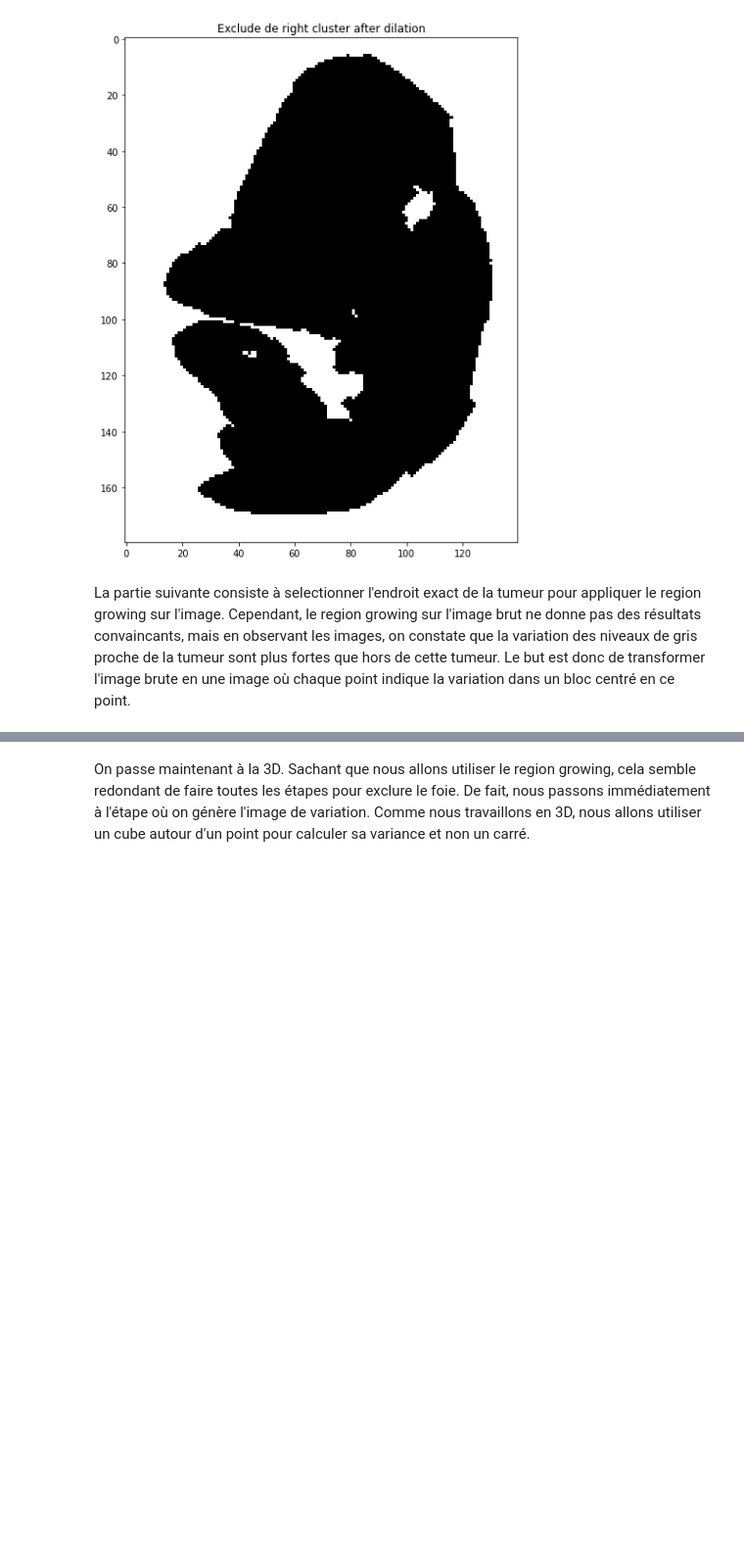
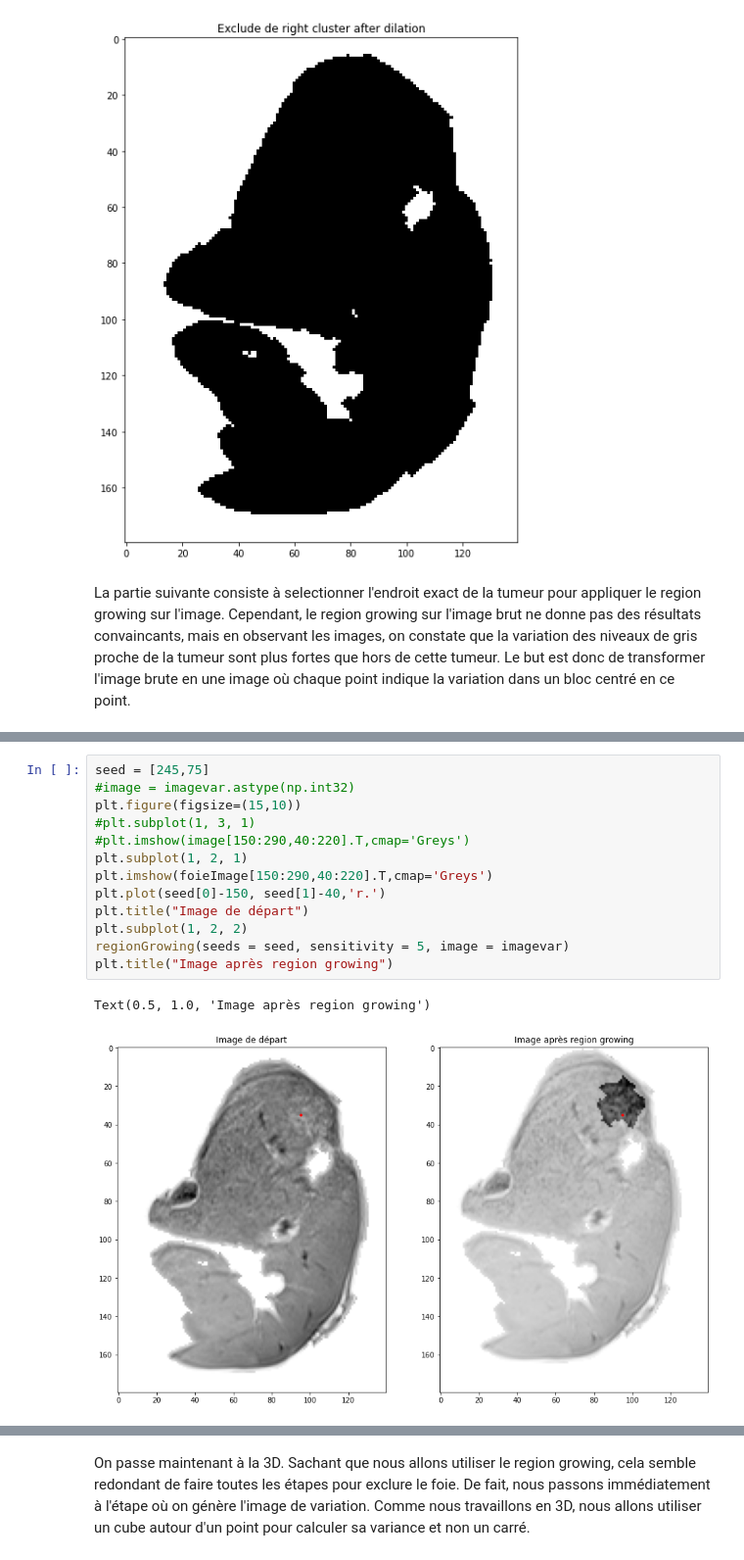
Before and after one commit to defrenned3238/WSBIM2243, a Jupyter notebook: WSBIM2243-final.ipynb, the cells around one changed output, grey strips where cells are left out. Shown at 98% size. Drawn from its saved outputs; the diff is of its cells as text; blank space fills up the shorter version.

```diff
--- a/WSBIM2243-final.ipynb
+++ b/WSBIM2243-final.ipynb
@@ -475,0 +469,16 @@ plt.imshow((newDone*foieImage[5:315, 5:255]*1 + foieImage[5:315, 5:255])[150:290
+# %%
+seed = [245,75]
+#image = imagevar.astype(np.int32)
+plt.figure(figsize=(15,10))
+#plt.subplot(1, 3, 1)
+#plt.imshow(image[150:290,40:220].T,cmap='Greys')
+plt.subplot(1, 2, 1)
+plt.imshow(foieImage[150:290,40:220].T,cmap='Greys')
+plt.plot(seed[0]-150, seed[1]-40,'r.')
+plt.title("Image de départ")
+plt.subplot(1, 2, 2)
+regionGrowing(seeds = seed, sensitivity = 5, image = imagevar)
+plt.title("Image après region growing")
+# %% [output]
+Text(0.5, 1.0, 'Image après region growing')
+[figure, added]
```
Also changed, not shown: parts of 9 cells of this notebook, 2 other files.
